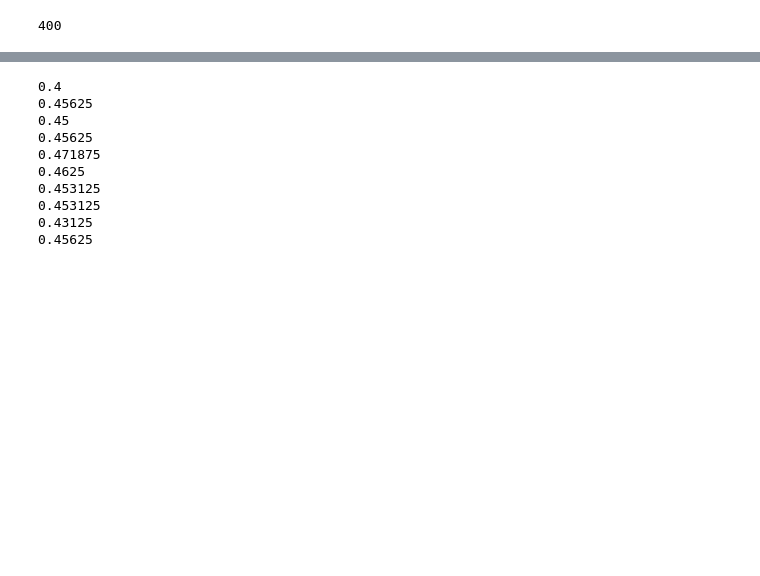
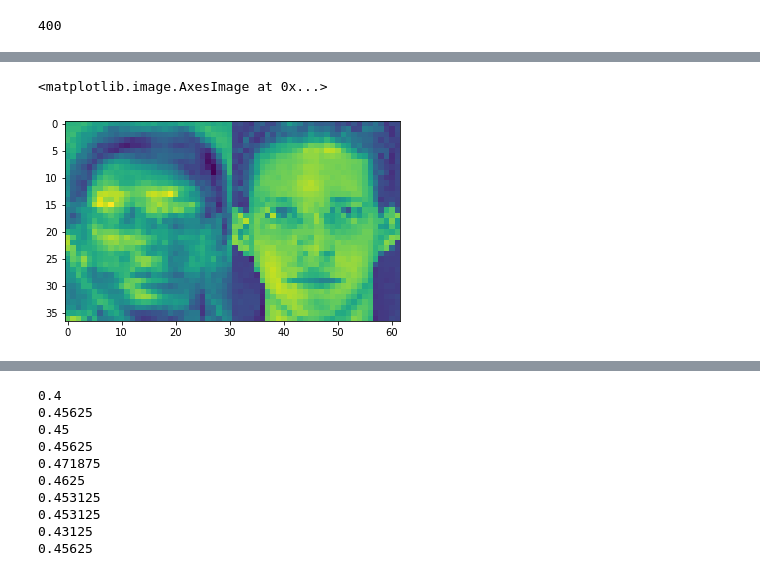
Before and after one commit to KapiWow/face_recognition, a Jupyter notebook: Recognition2.ipynb, the cells around one changed output, grey strips where cells are left out. Saved outputs shown, nothing was run; the diff lists cells and outputs as text; code cells hidden in the pictures; blank space fills up the shorter version.

```diff
--- a/Recognition2.ipynb
+++ b/Recognition2.ipynb
@@ -361,8 +358,10 @@ for i in range(class_count):
     for j in range(image_count):
         m_imgs[count] = imgs_pca[i][j]
         count += 1
-m_imgs = m_imgs.transpose()
+# m_imgs = m_imgs.transpose()
 len(m_imgs[1])
+
+print(len(m_imgs))
 # %% [output]
 400
 # %%
@@ -422,0 +439,71 @@ for size in range(10,len(vecs2),len(vecs2) // 10):
+# %%
+cov = np.cov(m_imgs)
+print(len(cov[0]))
+vecs, vecs2 = np.linalg.eig(cov)
+count = 100
+v = vecs2.transpose()
+# v = vecs2
+# v = -vecs2[0:,count]
+# res = np.dot(v, m_imgs)
+m_imgs2 = m_imgs.transpose()
+print(m_imgs.shape)
+print(len(m_imgs2[0]))
+print(v.shape)
+# print(len(i))
+# print(len(m_imgs2[0]))
+res = []
+for i in range(count):
+#     a = vecs2[i]
+#     a =  (v[i]) / np.linalg.norm(v[i])
+#     a =  (-v[i]) / np.linalg.norm(v[i])
+#     print(a)
+#     b = m_imgs2[0][i] / np.linalg.norm(m_imgs2[0][i])
+#     b = m_imgs2[0] / np.linalg.norm(m_imgs2[0])
+#     print(a.shape, b.shape)
+#     val = np.dot(a,b)**(0.5)
+#     val = np.dot(a,b)
+#     print
+#     print(val)
+    res.append(np.absolute(np.dot(v[i], m_imgs2[0])))
+#res = np.dot(-vecs2[0:count], m_imgs)
+#len(res[0])
+# res = res.transpose()
+
+def absn(vec):
+    res = []
+    for i in vec:
+        res.append(np.absolute(i).astype(float))
+    return np.array(res)
+
+# print(vecs)
+print(len(res))
+# print(res[0])
+# res = res.tran
+# print(res[0][0:count])
+pic = np.zeros(len(vecs))
+print(type(pic[0]))
+summm = vecs[0:count].sum()
+# print(res)
+for i in range(count):
+#     print(int(res[0][i]))
+    a1 = np.linalg.norm(res)
+#     pic += (res[i]* vecs2[i]).astype(float)* 400*(vecs[i]/summm).astype(float)
+#     pic += (res[0][i]* vecs2[i]).astype(float) *(vecs[i]).astype(float)
+#     print(res[0][i]* vecs2[i])
+#     pic += (res[0][i]* vecs2[i]).astype(float)
+#     pic += (res[0][i]* vecs2[i]).absolute()
+#     pic += absn(res[i]* v[i])
+#     pic += absn(res[i]* v[i])
+    pic += (res[i]* v[i]).astype(float)
+#     pic += absn(res[i]* v[i]) * ((vecs[i]).astype(float)**(0.5))
+#     pic += absn(res[i]* v[i]) * ((vecs[i]).astype(float))
+#     pic += absn(res[0][i]* (-vecs2[i]))
+#     pic += (res[0][i]* vecs2[i]).astype(float)* 0.5*(vecs[i]/vecs[0]).astype(float)
+print(pic)
+pic = pic.astype(int) + mid
+# pic = pic.astype(int)
+pic = pic.reshape((37,31))
+# plt.imshow(pic)
+# plt.imshow((imgs_pca[0][0]+mid).reshape((37,31)))
+plt.imshow(np.concatenate((pic, (imgs_pca[0][0]+mid).reshape((37,31)).astype(int)), axis = 1))
+# %% [output]
@@ -422,0 +518,2 @@ for size in range(10,len(vecs2),len(vecs2) // 10):
+<matplotlib.image.AxesImage at 0x...>
+[figure, added]
```
Also changed, not shown: parts of 18 cells of this notebook.
